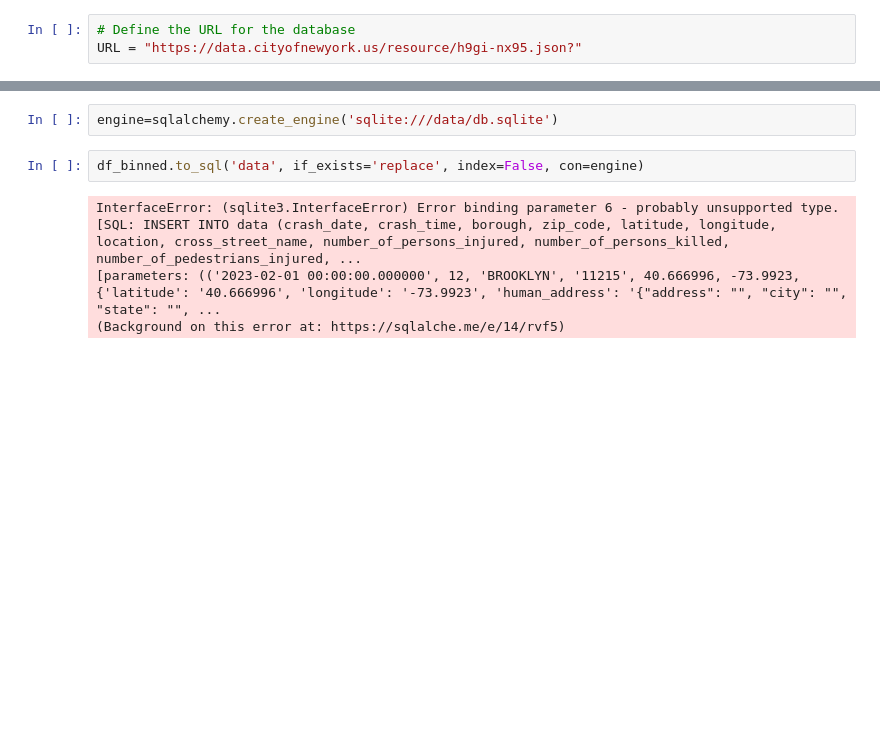
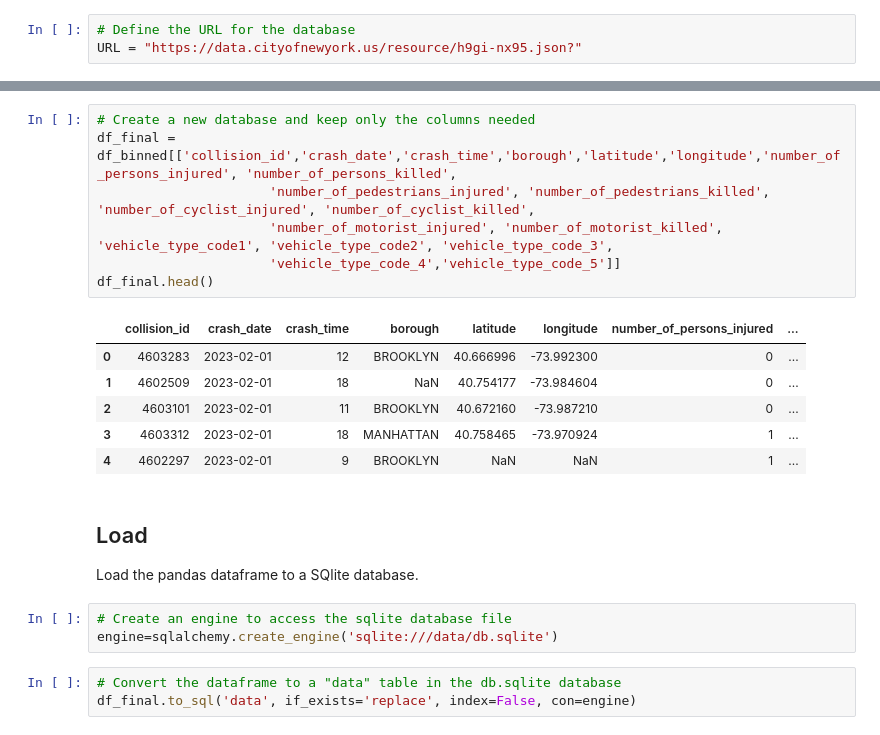
Before and after one commit to yashkansal97/nyc-traffic-collisions-analysis, a Jupyter notebook: traffic-collisions-ETL.ipynb, the cells around one changed output, grey strips where cells are left out. Saved outputs shown, nothing was run; the diff lists cells and outputs as text; blank space fills up the shorter version.

```diff
--- a/traffic-collisions-ETL.ipynb
+++ b/traffic-collisions-ETL.ipynb
@@ -202,12 +212,27 @@ See the caveats in the documentation: https://pandas.pydata.org/pandas-docs/stab
 | 3 | 2023-02-01 | 18 | MANHATTAN | 10022 | 40.758465 | -73.970924 | {'latitude': '40.758465', 'longit... | 601 LEXINGTON AVENUE | ... |
 | 4 | 2023-02-01 | 9 | BROOKLYN | 11229 | NaN | NaN | NaN | NaN | ... |
 5 rows × 30 columns
+# %%
+# Create a new database and keep only the columns needed
+df_final = df_binned[['collision_id','crash_date','crash_time','borough','latitude','longitude','number_of_persons_injured', 'number_of_persons_killed',
+                      'number_of_pedestrians_injured', 'number_of_pedestrians_killed', 'number_of_cyclist_injured', 'number_of_cyclist_killed',
+                      'number_of_motorist_injured', 'number_of_motorist_killed', 'vehicle_type_code1', 'vehicle_type_code2', 'vehicle_type_code_3',
+                      'vehicle_type_code_4','vehicle_type_code_5']]
+df_final.head()
+# %% [output]
+|  | collision_id | crash_date | crash_time | borough | latitude | longitude | number_of_persons_injured | ... |
+| 0 | 4603283 | 2023-02-01 | 12 | BROOKLYN | 40.666996 | -73.992300 | 0 | ... |
+| 1 | 4602509 | 2023-02-01 | 18 | NaN | 40.754177 | -73.984604 | 0 | ... |
+| 2 | 4603101 | 2023-02-01 | 11 | BROOKLYN | 40.672160 | -73.987210 | 0 | ... |
+| 3 | 4603312 | 2023-02-01 | 18 | MANHATTAN | 40.758465 | -73.970924 | 1 | ... |
+| 4 | 4602297 | 2023-02-01 | 9 | BROOKLYN | NaN | NaN | 1 | ... |
+# %% [markdown]
+## Load
+
+Load the pandas dataframe to a SQlite database.
 # %%
+# Create an engine to access the sqlite database file
 engine=sqlalchemy.create_engine('sqlite:///data/db.sqlite')
 # %%
-df_binned.to_sql('data', if_exists='replace', index=False, con=engine)
+# Convert the dataframe to a "data" table in the db.sqlite database
+df_final.to_sql('data', if_exists='replace', index=False, con=engine)
-# %% [output]
-InterfaceError: (sqlite3.InterfaceError) Error binding parameter 6 - probably unsupported type.
-[SQL: INSERT INTO data (crash_date, crash_time, borough, zip_code, latitude, longitude, location, cross_street_name, number_of_persons_injured, number_of_persons_killed, number_of_pedestrians_injured, ...
-[parameters: (('2023-02-01 00:00:00.000000', 12, 'BROOKLYN', '11215', 40.666996, -73.9923, {'latitude': '40.666996', 'longitude': '-73.9923', 'human_address': '{"address": "", "city": "", "state": "", ...
-(Background on this error at: https://sqlalche.me/e/14/rvf5)
```
Also changed, not shown: parts of 13 cells of this notebook, 2 other files.
